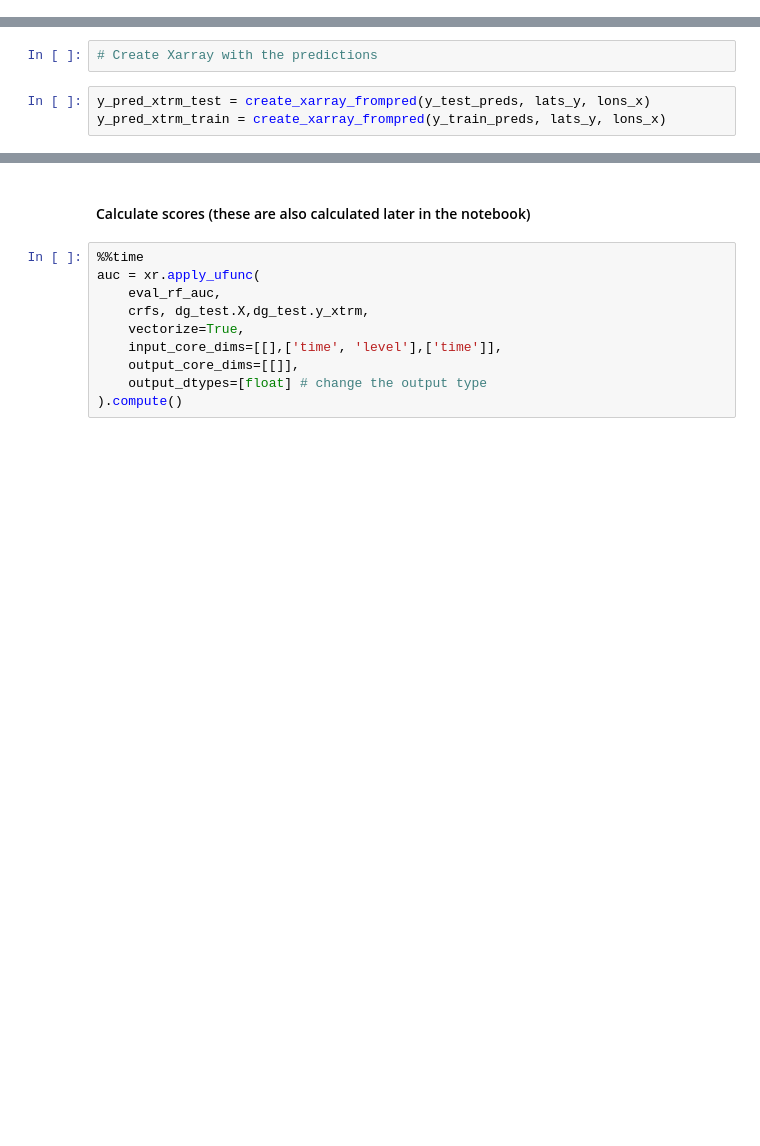
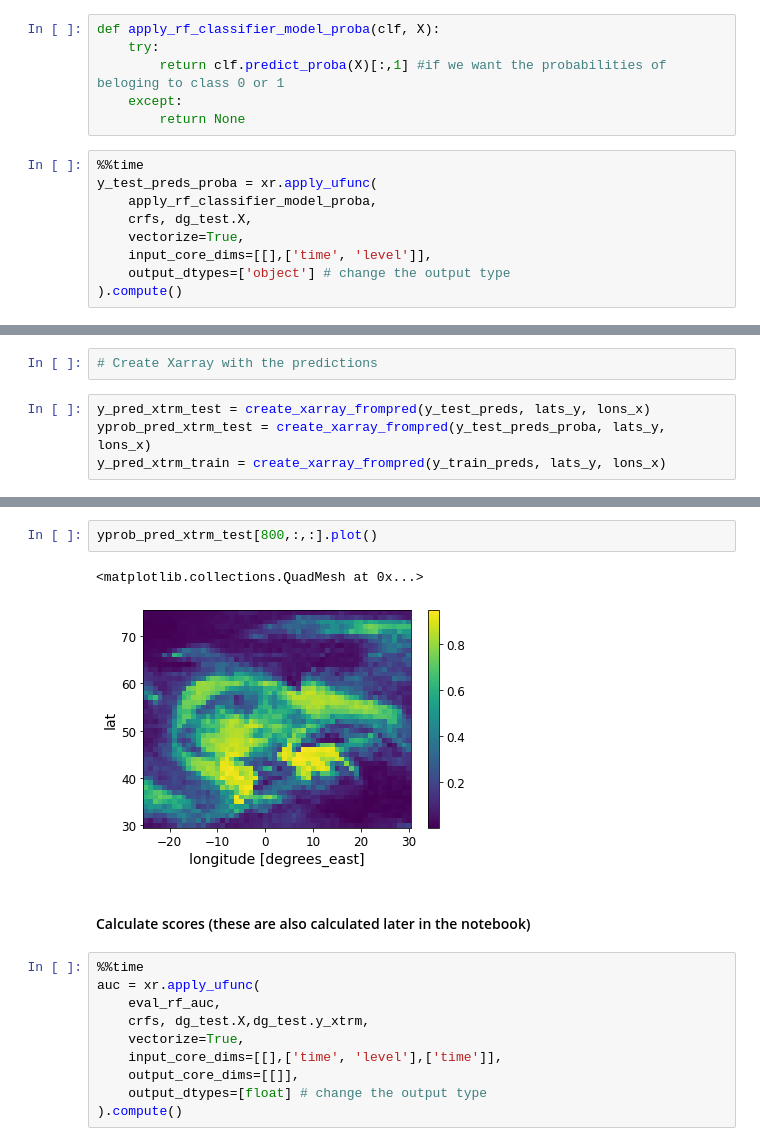
Before and after one commit to ML-precip/precip-predict, a Jupyter notebook: Random_forest.ipynb, the cells around one changed output, grey strips where cells are left out. Saved outputs shown, nothing was run; the diff lists cells and outputs as text; blank space fills up the shorter version.

```diff
--- a/Random_forest.ipynb
+++ b/Random_forest.ipynb
@@ -352 +352,16 @@ CPU times: user 1min 11s, sys: 126 ms, total: 1min 12s
 Wall time: 1min 12s
+# %%
+def apply_rf_classifier_model_proba(clf, X):
+    try:
+        return clf.predict_proba(X)[:,1] #if we want the probabilities of beloging to class 0 or 1
+    except:
+        return None
+# %%
+%%time
+y_test_preds_proba = xr.apply_ufunc(
+    apply_rf_classifier_model_proba,
+    crfs, dg_test.X,
+    vectorize=True,
+    input_core_dims=[[],['time', 'level']],
+    output_dtypes=['object'] # change the output type
+).compute()
@@ -366,6 +384,7 @@ Wall time: 3min 16s
 # Create Xarray with the predictions
 # %%
 y_pred_xtrm_test = create_xarray_frompred(y_test_preds, lats_y, lons_x)
+yprob_pred_xtrm_test = create_xarray_frompred(y_test_preds_proba, lats_y, lons_x)
 y_pred_xtrm_train = create_xarray_frompred(y_train_preds, lats_y, lons_x)
 # %%
 # as an example
@@ -376,3 +395,8 @@ y_pred_xtrm_test[800,:,:].plot()
+# %%
+yprob_pred_xtrm_test[800,:,:].plot()
+# %% [output]
+<matplotlib.collections.QuadMesh at 0x...>
+[figure, added]
 # %% [markdown]
 #### Calculate scores (these are also calculated later in the notebook)
 # %%
```
Also changed, not shown: parts of 6 cells of this notebook, 1 other file.
